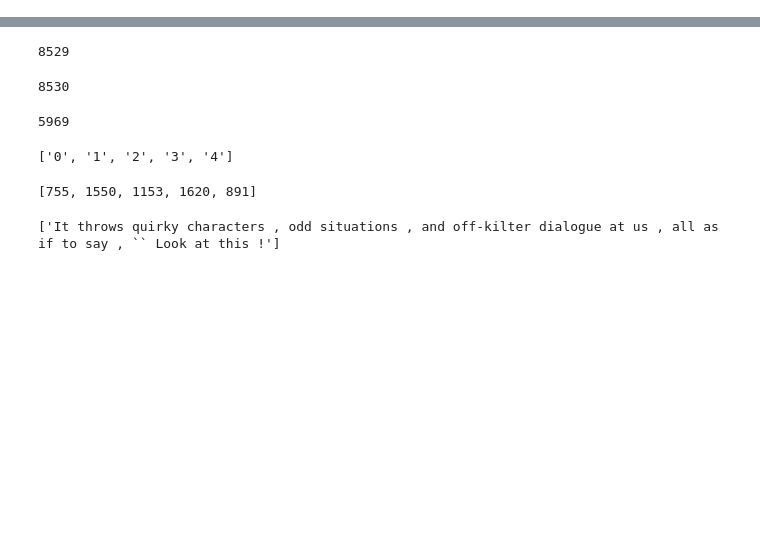
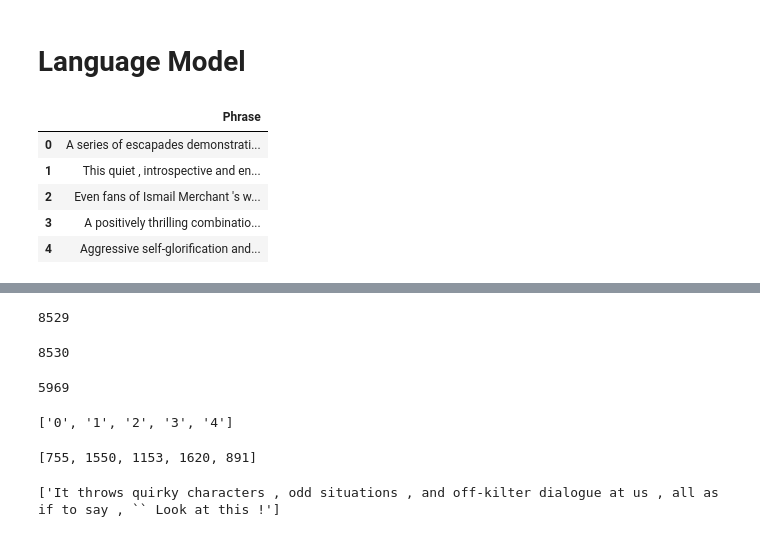
Before and after one commit to Muosvr/movie-review-sentiment-analysis-kernels-only, a Jupyter notebook: movie-review-sentiment-analysis-kernels-only.ipynb, the cells around one changed output, grey strips where cells are left out. Cells and saved outputs as stored; diff of their text form; code cells hidden in the pictures; blank space fills up the shorter version.

Commit message:
language model

```diff
--- a/movie-review-sentiment-analysis-kernels-only.ipynb
+++ b/movie-review-sentiment-analysis-kernels-only.ipynb
@@ -49,0 +51,10 @@ df_train.head()
+# %% [markdown]
+# Language Model
+# %%
+#drop incomplete sentences in training set
+def dropIncomplete (df, label="SentenceId", keepLocation=0):
+    sentences = []
+    for i in df[label].unique():
+        sentences.append(df[df[label] == i].reset_index(drop=True).loc[keepLocation])
+    df_result = pd.DataFrame(sentences)
+    return df_result
@@ -49,0 +68,9 @@ df_train.head()
+# %%
+df_train.head()
+# %% [output]
+|  | Phrase |
+| 0 | A series of escapades demonstrati... |
+| 1 | This quiet , introspective and en... |
+| 2 | Even fans of Ismail Merchant 's w... |
+| 3 | A positively thrilling combinatio... |
+| 4 | Aggressive self-glorification and... |
```
Also changed, not shown: parts of 34 cells of this notebook.
